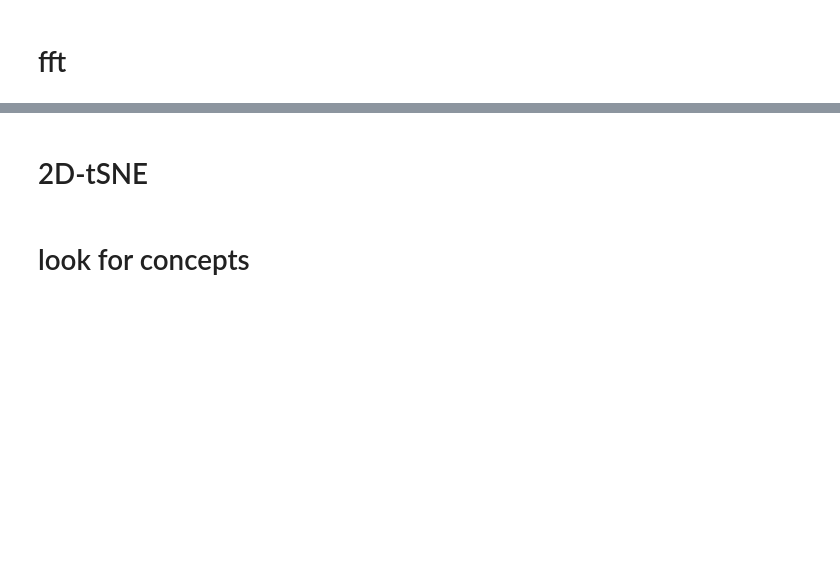
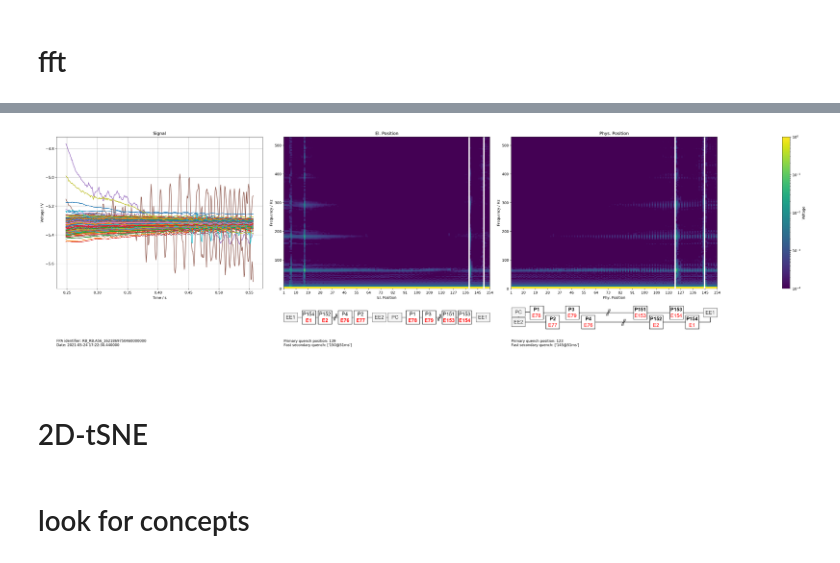
Before and after one commit to cobermai/lhc_anomaly_detection, a Jupyter notebook: notebooks/RB_FPA_analysis_prim_quench.ipynb, the cells around one changed output, grey strips where cells are left out. Saved outputs shown, nothing was run; the diff lists cells and outputs as text; code cells hidden in the pictures; blank space fills up the shorter version.

```diff
--- a/notebooks/RB_FPA_analysis_prim_quench.ipynb
+++ b/notebooks/RB_FPA_analysis_prim_quench.ipynb
@@ -58,4 +55,0 @@ np.arrange
-# %%
-phys_pos = np.hstack((abs(np.arange(-154,0,2)),np.arange(1,155,2)))
-el_pos = np.arange(len(phys_pos))[phys_pos-1]
-el_pos+1
@@ -500,6 +516,6 @@ plt.tight_layout()
 # %%
 dataset_fft = xr.apply_ufunc(get_fft_amplitude,
-                             dataset_scaled.data,
+                             dataset.data,
                              input_core_dims=[['time']],
                              output_core_dims=[['frequency']],
                              exclude_dims=set(("time",)),
@@ -507,3 +533,67 @@ dataset_fft = xr.apply_ufunc(get_fft_amplitude,
+# %%
+n_examples = 1
+img_phys_pos = mpimg.imread('../documentation/phys_pos.png')
+img_el_pos = mpimg.imread('../documentation/el_pos.png')
+
+for example in fpa_identifiers[:n_examples]:
+
+    fig, ax = plt.subplots(3,4, figsize=(30,10), gridspec_kw={'height_ratios': [6, 1, 1], 'width_ratios': [4, 4, 4, 1]})
+    ax[0, 0].plot(dataset.loc[{'event': example}].time, dataset.loc[{'event': example}].data.T)
+    fpa_identifier =  dataset.loc[{'event': example}].event.values
+    date = mp3_fpa_df[mp3_fpa_df['fpa_identifier'] == fpa_identifier]['Timestamp_PIC'].values[0]
+    ax[0, 0].grid()
+
+    mp3_fpa_df_subset = mp3_fpa_df[(mp3_fpa_df['fpa_identifier'] == fpa_identifier)]
+    current = mp3_fpa_df_subset['I_end_2_from_data'].values[0]
+    mp3_fpa_df_subset_fast = mp3_fpa_df_subset[mp3_fpa_df_subset['Delta_t(iQPS-PIC)'] / 1000 < 1]
+
+    prim_quench_position = mp3_fpa_df_subset_fast['#Electric_circuit'].values[0]
+    sec_quench_position = mp3_fpa_df_subset_fast['#Electric_circuit'].values[1:]
+
+    prim_quench_position_phys = mp3_fpa_df_subset_fast['phys_position'].values[0]
+    sec_quench_position_phys = mp3_fpa_df_subset_fast['phys_position'].values[1:]
+    sec_quench_times = mp3_fpa_df_subset_fast['Delta_t(iQPS-PIC)'].values[1:]
+
+    sec_quench_phys = [f"{int(pos)}@{int(time)}ms" for pos, time in zip(sec_quench_position_phys, sec_quench_times)]
+    sec_quench_el = [f"{int(pos)}@{int(time)}ms" for pos, time in zip(sec_quench_position, sec_quench_times)]
+
+    ax[0, 0].set_title(f"Signal")
+    ax[0, 0].set_xlabel('Time / s')
+    ax[0, 0].set_ylabel('Voltage / V')
+
+    x_fft = dataset_fft.loc[{'event': example}].data
+    frequency = fftfreq(len(x_time[0]), dt)[:len(x_time[0])//2]
+    im = plot_circuit_frequencies(ax[0, 1], x_fft, frequency)
+    ax[0, 1].set_title(f'El. Position')
+
+
+    im1 = plot_circuit_frequencies_phys_pos(ax[0, 2], x_fft, frequency)
+    ax[0, 2].set_title(f'Phys. Position')
+
+    cbar = fig.colorbar(im, ax=ax[0, 3])
+    cbar.set_label('Voltage')
+
+    ax[1,0].set_axis_off()
+
+    ax[1,1].set_axis_off()
+    imgplot = ax[1,1].imshow(img_el_pos)
+
+    ax[1,2].set_axis_off()
+    imgplot = ax[1,2].imshow(img_phys_pos)
+
+    ax[2,0].set_axis_off()
+    ax[2,1].set_axis_off()
+    ax[2,2].set_axis_off()
+
+    ax[0,3].set_axis_off()
+    ax[1,3].set_axis_off()
+    ax[2,3].set_axis_off()
+
+    ax[2,0].text(0,1, f"FPA identifier: {fpa_identifier} \nDate: {date} \nMax. Current: {current}")
+    ax[2,1].text(0,1, f"Primary quench position: {int(prim_quench_position)} \nFast secondary quench: {sec_quench_el}")
+    ax[2,2].text(0,1, f"Primary quench position: {int(prim_quench_position_phys)} \nFast secondary quench: {sec_quench_phys}")
+# %% [output]
+[figure, added]
 # %% [markdown]
 # 2D-tSNE
 # %% [markdown]
```
Also changed, not shown: parts of 30 cells of this notebook, 6 other files.
